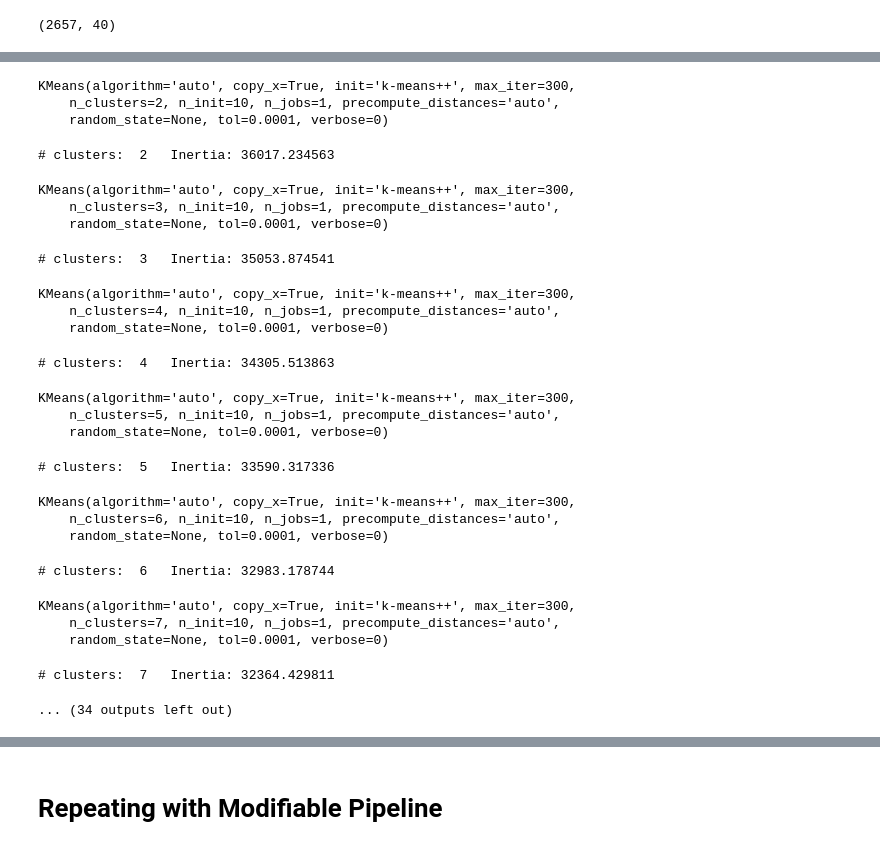
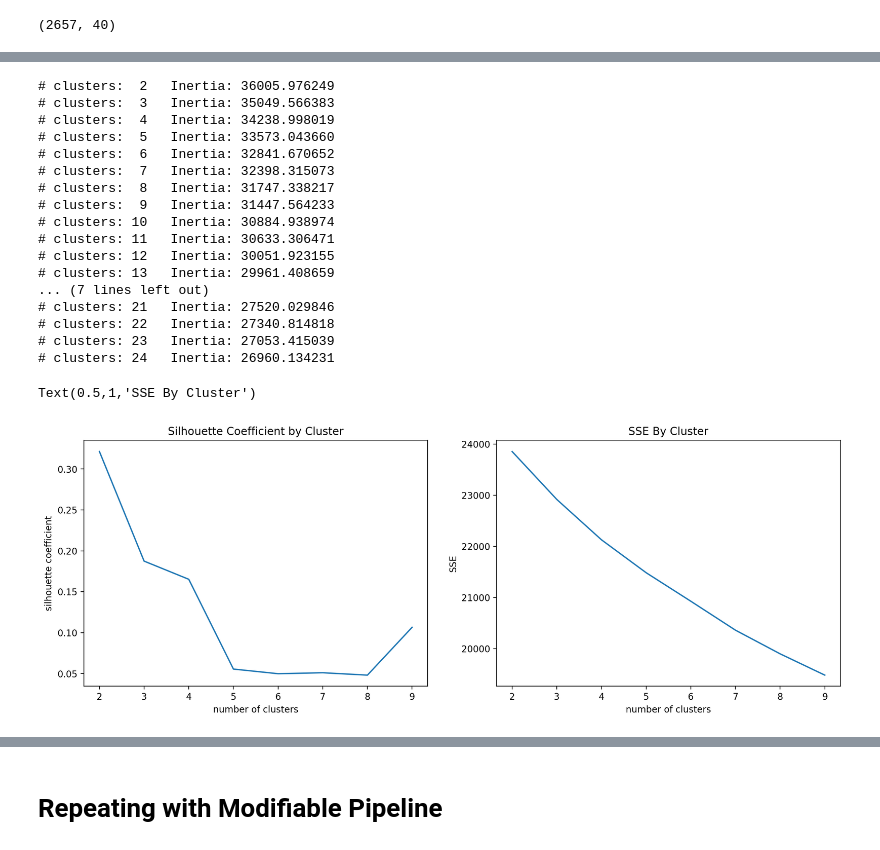
Before and after one commit to mayamadhavan/projects, a Jupyter notebook: project_fletcher/topic_analysis_fenty_rough.ipynb, the cells around one changed output, grey strips where cells are left out. Saved outputs shown, nothing was run; the diff lists cells and outputs as text; code cells hidden in the pictures.

```diff
--- a/project_fletcher/topic_analysis_fenty_rough.ipynb
+++ b/project_fletcher/topic_analysis_fenty_rough.ipynb
@@ -183,5 +121,15 @@ plt.plot(lsa_cv_sne[:, 0], lsa_cv_sne[:, 1],'o')
 # %%
 from sklearn.metrics import silhouette_score
+
+SSEs = []
+Sil_coefs = []
+for k in range(2,10):
+    km = KMeans(n_clusters=k, random_state=42)
+    km.fit(lsa_tfidf_data)
+    labels = km.labels_
+    Sil_coefs.append(silhouette_score(lsa_tfidf_data, labels, metric='euclidean'))
+    SSEs.append(km.inertia_)
+
 
 inertia = [0,0]
 
@@ -192,31 +140,38 @@ for n_clusters in range(2, 25):
     inertia.append(km.inertia_)
     print(msg)
 # %% [output]
-KMeans(algorithm='auto', copy_x=True, init='k-means++', max_iter=300,
-    n_clusters=2, n_init=10, n_jobs=1, precompute_distances='auto',
-    random_state=None, tol=0.0001, verbose=0)
+# clusters:  2   Inertia: 36005.976249
+# clusters:  3   Inertia: 35049.566383
+# clusters:  4   Inertia: 34238.998019
+# clusters:  5   Inertia: 33573.043660
+# clusters:  6   Inertia: 32841.670652
+# clusters:  7   Inertia: 32398.315073
+# clusters:  8   Inertia: 31747.338217
+# clusters:  9   Inertia: 31447.564233
+# clusters: 10   Inertia: 30884.938974
+# clusters: 11   Inertia: 30633.306471
+# clusters: 12   Inertia: 30051.923155
+# clusters: 13   Inertia: 29961.408659
+... (7 lines left out)
+# clusters: 21   Inertia: 27520.029846
+# clusters: 22   Inertia: 27340.814818
+# clusters: 23   Inertia: 27053.415039
+# clusters: 24   Inertia: 26960.134231
-# clusters:  2   Inertia: 36017.234563
-KMeans(algorithm='auto', copy_x=True, init='k-means++', max_iter=300,
-    n_clusters=3, n_init=10, n_jobs=1, precompute_distances='auto',
-    random_state=None, tol=0.0001, verbose=0)
-# clusters:  3   Inertia: 35053.874541
-KMeans(algorithm='auto', copy_x=True, init='k-means++', max_iter=300,
-    n_clusters=4, n_init=10, n_jobs=1, precompute_distances='auto',
-    random_state=None, tol=0.0001, verbose=0)
-# clusters:  4   Inertia: 34305.513863
-KMeans(algorithm='auto', copy_x=True, init='k-means++', max_iter=300,
-    n_clusters=5, n_init=10, n_jobs=1, precompute_distances='auto',
-    random_state=None, tol=0.0001, verbose=0)
-# clusters:  5   Inertia: 33590.317336
-KMeans(algorithm='auto', copy_x=True, init='k-means++', max_iter=300,
-    n_clusters=6, n_init=10, n_jobs=1, precompute_distances='auto',
-    random_state=None, tol=0.0001, verbose=0)
-# clusters:  6   Inertia: 32983.178744
-KMeans(algorithm='auto', copy_x=True, init='k-means++', max_iter=300,
-    n_clusters=7, n_init=10, n_jobs=1, precompute_distances='auto',
-    random_state=None, tol=0.0001, verbose=0)
-# clusters:  7   Inertia: 32364.429811
-... (34 outputs left out)
+# %%
+fig, (ax1, ax2) = plt.subplots(1,2, figsize=(15,5), sharex=True, dpi=200)
+k_clusters = range(2,10)
+ax1.plot(k_clusters, Sil_coefs)
+ax1.set_xlabel('number of clusters')
+ax1.set_ylabel('silhouette coefficient')
+ax1.set_title('Silhouette Coefficient by Cluster')
+# plot here on ax2
+ax2.plot(k_clusters, SSEs)
+ax2.set_xlabel('number of clusters')
+ax2.set_ylabel('SSE')
+ax2.set_title('SSE By Cluster')
+# %% [output]
+Text(0.5,1,'SSE By Cluster')
+[figure, added]
 # %%
 plt.plot(inertia)
 plt.xlabel('Number of Clusters')
```
Also changed, not shown: parts of 18 cells of this notebook, 4 other files.
